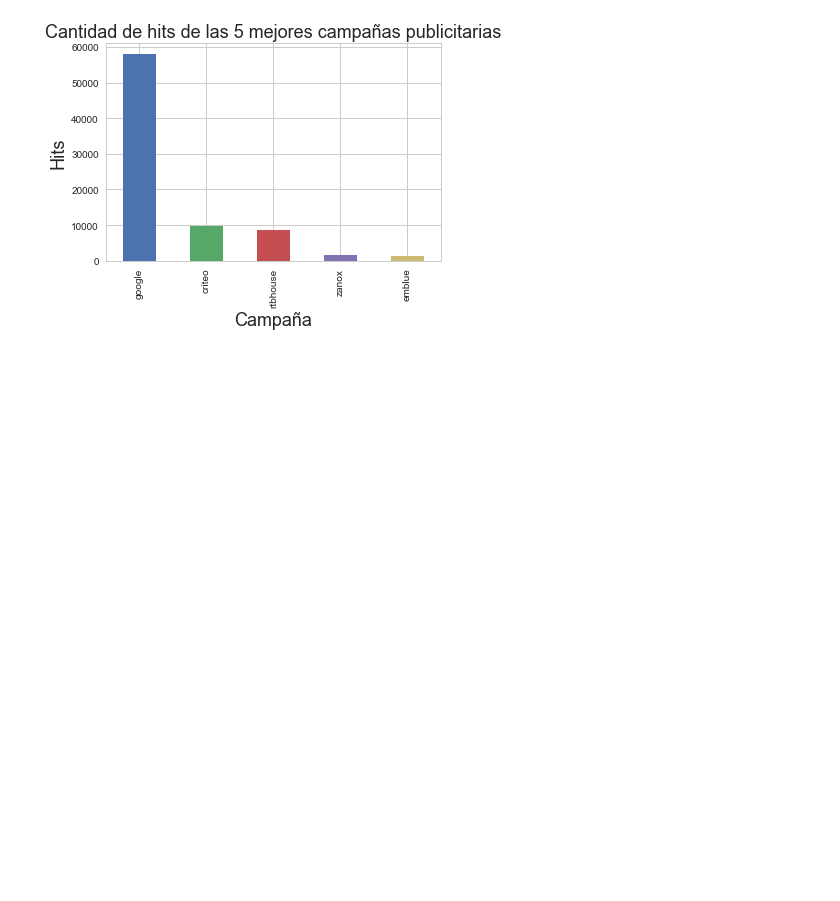
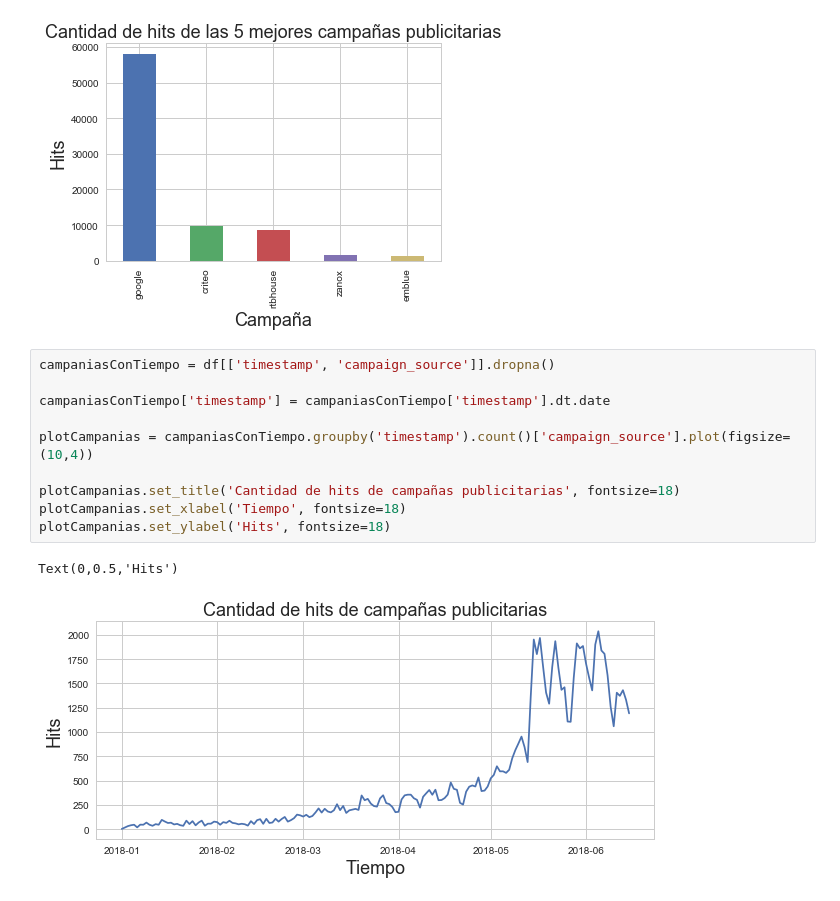
Before and after one commit to MartinCohen98/OrganizacionDeDatosTP1, a Jupyter notebook: AnalisisExploratorioMartin.ipynb, the cells around one changed output. Drawn from its saved outputs; the diff is of its cells as text; blank space fills up the shorter version.

```diff
--- a/AnalisisExploratorioMartin.ipynb
+++ b/AnalisisExploratorioMartin.ipynb
@@ -155,3 +155,16 @@ plotPublicidad.set_ylabel('Hits', fontsize=18)
 # %% [output]
 Text(0,0.5,'Hits')
 [figure]
+# %%
+campaniasConTiempo = df[['timestamp', 'campaign_source']].dropna()
+
+campaniasConTiempo['timestamp'] = campaniasConTiempo['timestamp'].dt.date
+
+plotCampanias = campaniasConTiempo.groupby('timestamp').count()['campaign_source'].plot(figsize=(10,4))
+
+plotCampanias.set_title('Cantidad de hits de campañas publicitarias', fontsize=18)
+plotCampanias.set_xlabel('Tiempo', fontsize=18)
+plotCampanias.set_ylabel('Hits', fontsize=18)
+# %% [output]
+Text(0,0.5,'Hits')
+[figure, added]
```
Also changed, not shown: parts of 4 cells of this notebook.
